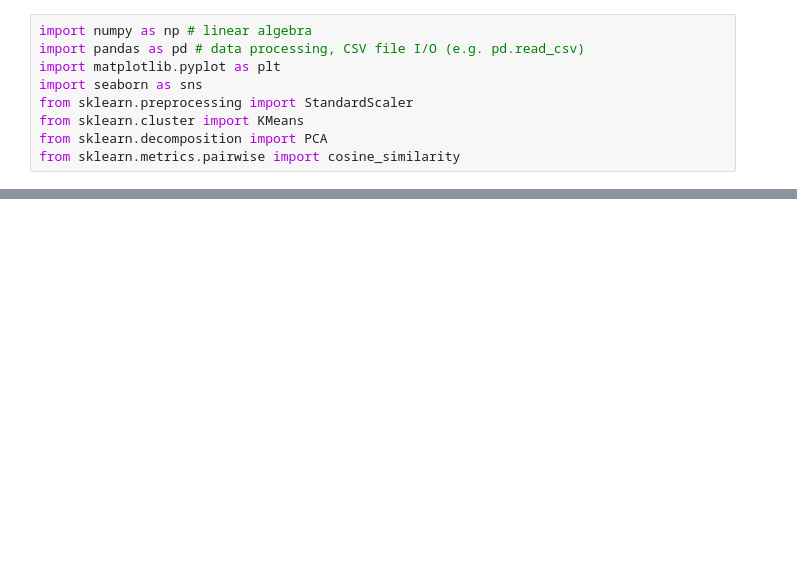
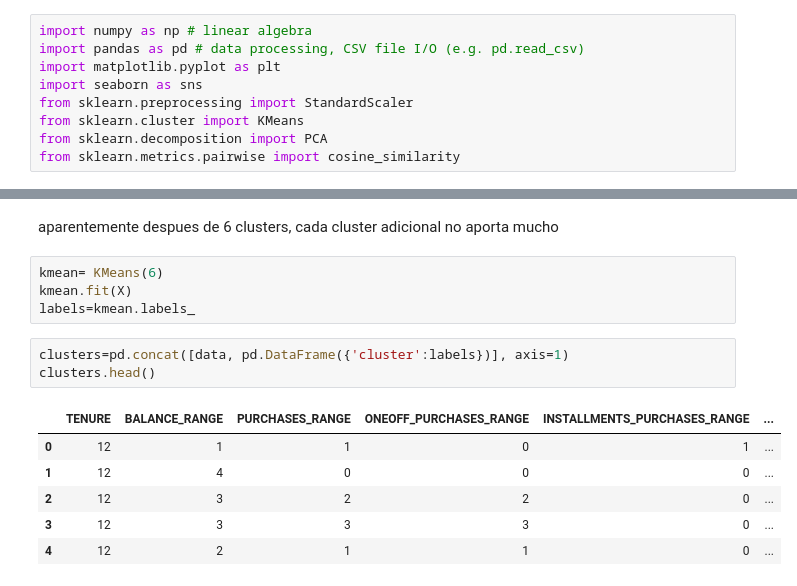
Before and after one commit to Malvape/Credit-Card-Clustering-Kaggle, a Jupyter notebook: Solucion.ipynb, the cells around one changed output, grey strips where cells are left out. Cells and saved outputs as stored; diff of their text form; blank space fills up the shorter version.

```diff
--- a/Solucion.ipynb
+++ b/Solucion.ipynb
@@ -35,0 +141,16 @@ data.isnull().sum().sort_values(ascending=False).head()
+# %% [markdown]
+aparentemente despues de 6 clusters, cada cluster adicional no aporta mucho
+# %%
+kmean= KMeans(6)
+kmean.fit(X)
+labels=kmean.labels_
+# %%
+clusters=pd.concat([data, pd.DataFrame({'cluster':labels})], axis=1)
+clusters.head()
+# %% [output]
+|  | TENURE | BALANCE_RANGE | PURCHASES_RANGE | ONEOFF_PURCHASES_RANGE | INSTALLMENTS_PURCHASES_RANGE | ... |
+| 0 | 12 | 1 | 1 | 0 | 1 | ... |
+| 1 | 12 | 4 | 0 | 0 | 0 | ... |
+| 2 | 12 | 3 | 2 | 2 | 0 | ... |
+| 3 | 12 | 3 | 3 | 3 | 0 | ... |
+| 4 | 12 | 2 | 1 | 1 | 0 | ... |
```
Also changed, not shown: parts of 16 cells of this notebook.
